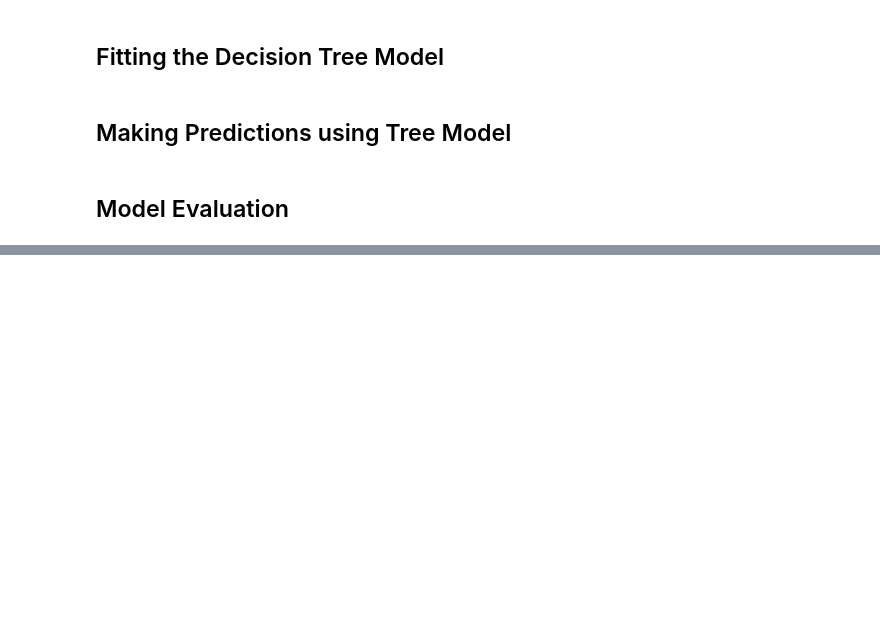
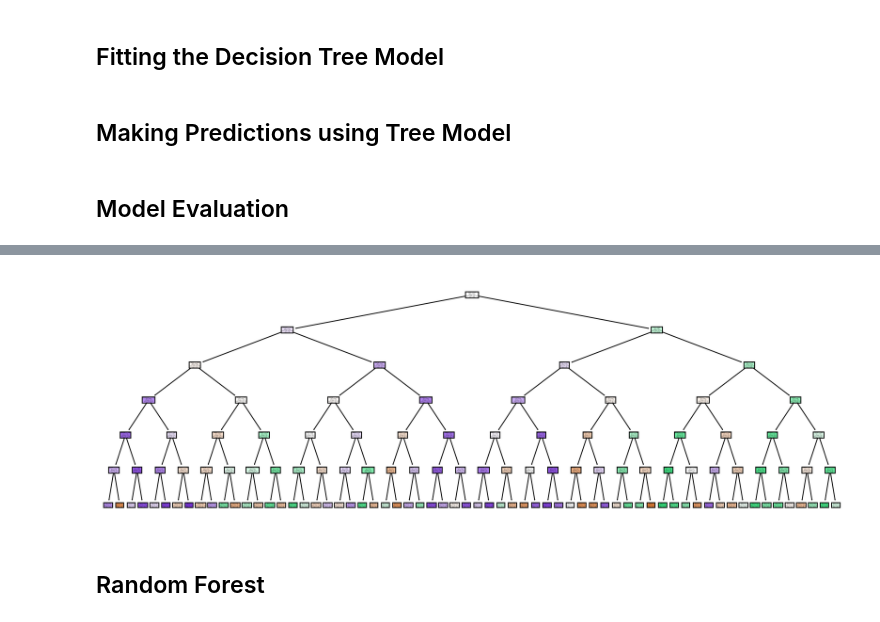
Before and after one commit to jeffdubo/project-4-financial-well-being, a Jupyter notebook: etl/data_exploration.ipynb, the cells around one changed output, grey strips where cells are left out. Cells and saved outputs as stored; diff of their text form; code cells hidden in the pictures; blank space fills up the shorter version.

```diff
--- a/etl/data_exploration.ipynb
+++ b/etl/data_exploration.ipynb
@@ -451,0 +433,8 @@ weighted avg       0.65      0.65      0.65      1324
+# %%
+fig, axes = plt.subplots(nrows = 1,ncols = 1,figsize = (15,5), dpi=600)
+tree.plot_tree(model, feature_names=feature_names, class_names=categories, filled=True)
+plt.savefig('test.png')
+# %% [output]
+[figure, added]
+# %% [markdown]
+## Random Forest
```
Also changed, not shown: parts of 26 cells of this notebook.
